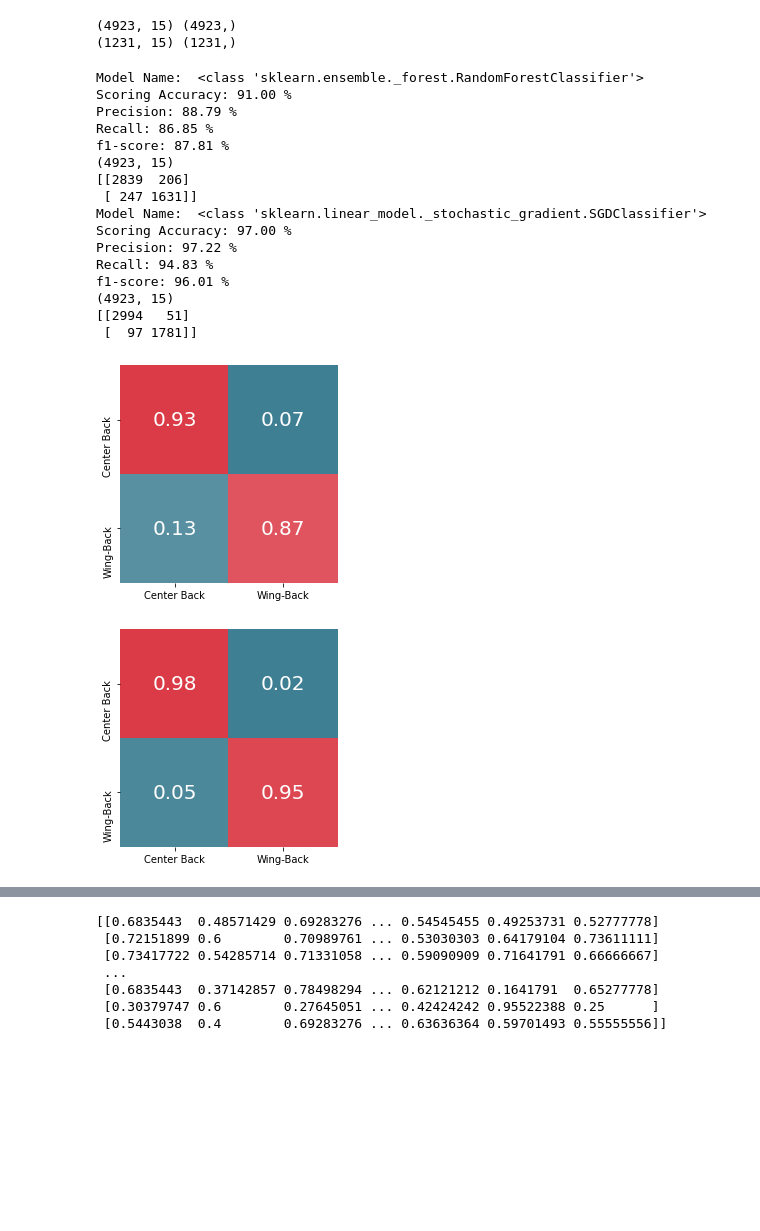
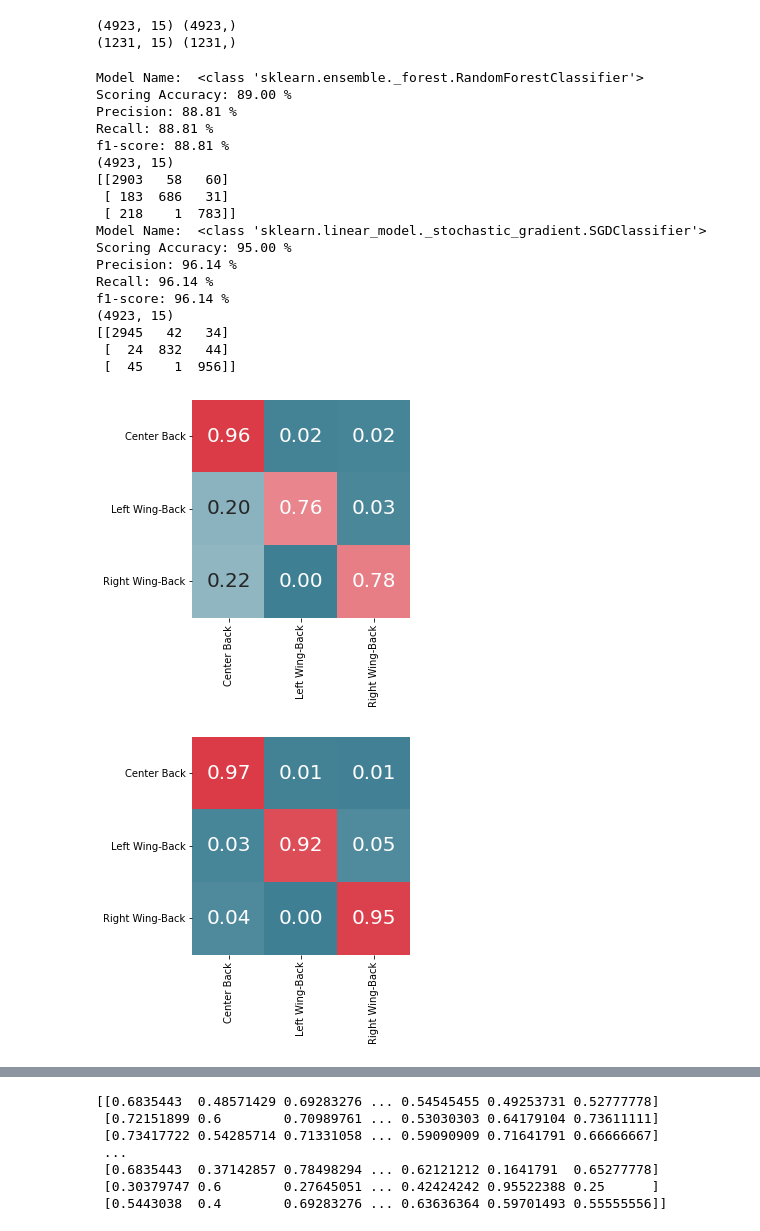
Before and after one commit to RonnieSosan/DataCleaner, a Jupyter notebook: Untitled.ipynb, the cells around one changed output, grey strips where cells are left out. Cells and saved outputs as stored; diff of their text form; code cells hidden in the pictures; blank space fills up the shorter version.

Commit message:
linear regression

```diff
--- a/Untitled.ipynb
+++ b/Untitled.ipynb
@@ -55,8 +55,9 @@ missing_Defender_Data
 | Name | 0 | 0.00 |
 75 rows × 2 columns
 # %%
-defenders.loc[defenders['BP'] != 'CB', 'BP'] = 1
 defenders.loc[defenders['BP'] == 'CB', 'BP'] = 0
+defenders.loc[(defenders['BP'] == 'LB') | (defenders['BP'] == 'LWB'), 'BP'] = 1
+defenders.loc[(defenders['BP'] == 'RB') | (defenders['BP'] == 'RWB'), 'BP'] = 2
 defenders['BP'].head(10)
 
 defenders.loc[defenders['foot'] == 'Right', 'foot'] = 1
@@ -221,7 +222 @@ x_train
 4923 rows × 62 columns
-# %%
-from sklearn.ensemble import RandomForestClassifier
-RF_Model = RandomForestClassifier(max_features = 'sqrt', max_leaf_nodes = 5)
-RF_Model.fit(x_train, y_train)
-print(type(RF_Model))
-print("score = ", RF_Model.score(x_train, y_train), "\n")
@@ -242,6 +234,7 @@ from sklearn.model_selection import validation_curve
 
 # Import Classifiers
 from sklearn.linear_model import LogisticRegression
+from sklearn.linear_model import LinearRegression
 from sklearn.ensemble import RandomForestClassifier
 from sklearn.linear_model import Perceptron
 from sklearn.linear_model import SGDClassifier
@@ -251,11 +244,9 @@ from sklearn.neighbors import KNeighborsClassifier
 #import plotter
 import seaborn as sns
 
-classes = ['Center Back','Wing-Back']
+classes = ['Center Back','Left Wing-Back', 'Right Wing-Back']
 
 def Apply_model(model, x_data, y_true, cv_folds = 5):
-
-    model.fit(x_data, y_true)
 
     y_pred = model.predict(x_data)
 
@@ -263,13 +254,14 @@ def Apply_model(model, x_data, y_true, cv_folds = 5):
 
     Error   = 1 - Accuracy
 
-    precision = precision_score(y_true, y_pred) * 100
+    precision = precision_score(y_true, y_pred, average='micro') * 100
 
-    recall = recall_score(y_true, y_pred) * 100
+    recall = recall_score(y_true, y_pred, average = 'micro') * 100
 
-    f1score = f1_score(y_true, y_pred) * 100
+    f1score = f1_score(y_true, y_pred, average = 'micro') * 100
 
     print('Model Name: ',type(model) )
+    #print("score = ", RF_Model.score(x_train, y_train), "\n")
 
     print('Scoring Accuracy: %.2f %%'%(Accuracy))
     print("Precision: %.2f %%"%(precision))
@@ -296,6 +288,7 @@ def Confuse(y, y_pred, classes):
 modelList = [RandomForestClassifier(max_features = 'sqrt', max_leaf_nodes = 5), SGDClassifier(max_iter = 200, tol = None)]
 
 for model in modelList:
+    model.fit(x_train, y_train)
     y_train_pred = Apply_model(model, x_train, y_train)
     print(x_train.shape)
     plt.figure()
@@ -436,29 +433,32 @@ print (X_fit_test.shape, y_fit_test.shape)
 (1231, 15) (1231,)
 # %%
 for model in modelList:
+    model.fit(x_fit_train, y_fit_train)
     y_train_fit_pred = Apply_model(model, x_fit_train, y_fit_train)
     print(x_fit_train.shape)
     plt.figure()
     Confuse(y_fit_train, y_train_fit_pred, classes)
 # %% [output]
 Model Name:  <class 'sklearn.ensemble._forest.RandomForestClassifier'>
-Scoring Accuracy: 91.00 %
-Precision: 88.79 %
-Recall: 86.85 %
-f1-score: 87.81 %
+Scoring Accuracy: 89.00 %
+Precision: 88.81 %
+Recall: 88.81 %
+f1-score: 88.81 %
 (4923, 15)
-[[2839  206]
- [ 247 1631]]
+[[2903   58   60]
+ [ 183  686   31]
+ [ 218    1  783]]
 Model Name:  <class 'sklearn.linear_model._stochastic_gradient.SGDClassifier'>
-Scoring Accuracy: 97.00 %
-Precision: 97.22 %
-Recall: 94.83 %
-f1-score: 96.01 %
+Scoring Accuracy: 95.00 %
+Precision: 96.14 %
+Recall: 96.14 %
+f1-score: 96.14 %
 (4923, 15)
-[[2994   51]
- [  97 1781]]
+[[2945   42   34]
+ [  24  832   44]
+ [  45    1  956]]
-[figure, old version]
+[figure, new version]
-[figure, old version]
+[figure, new version]
 # %%
 for model in modelList:
     y_test_fit_pred = Apply_model(model, x_fit_test, y_fit_test)
```
Also changed, not shown: parts of 13 cells of this notebook.
